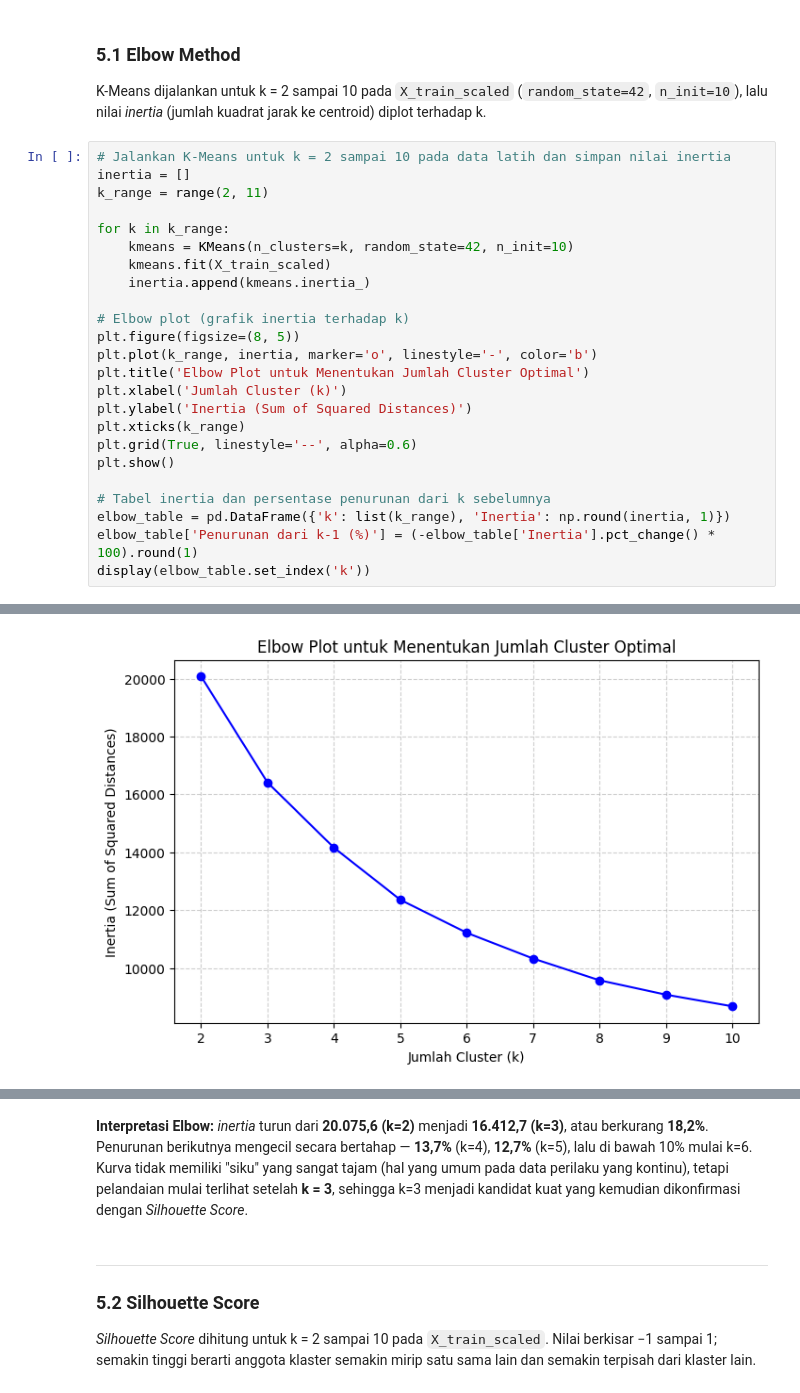
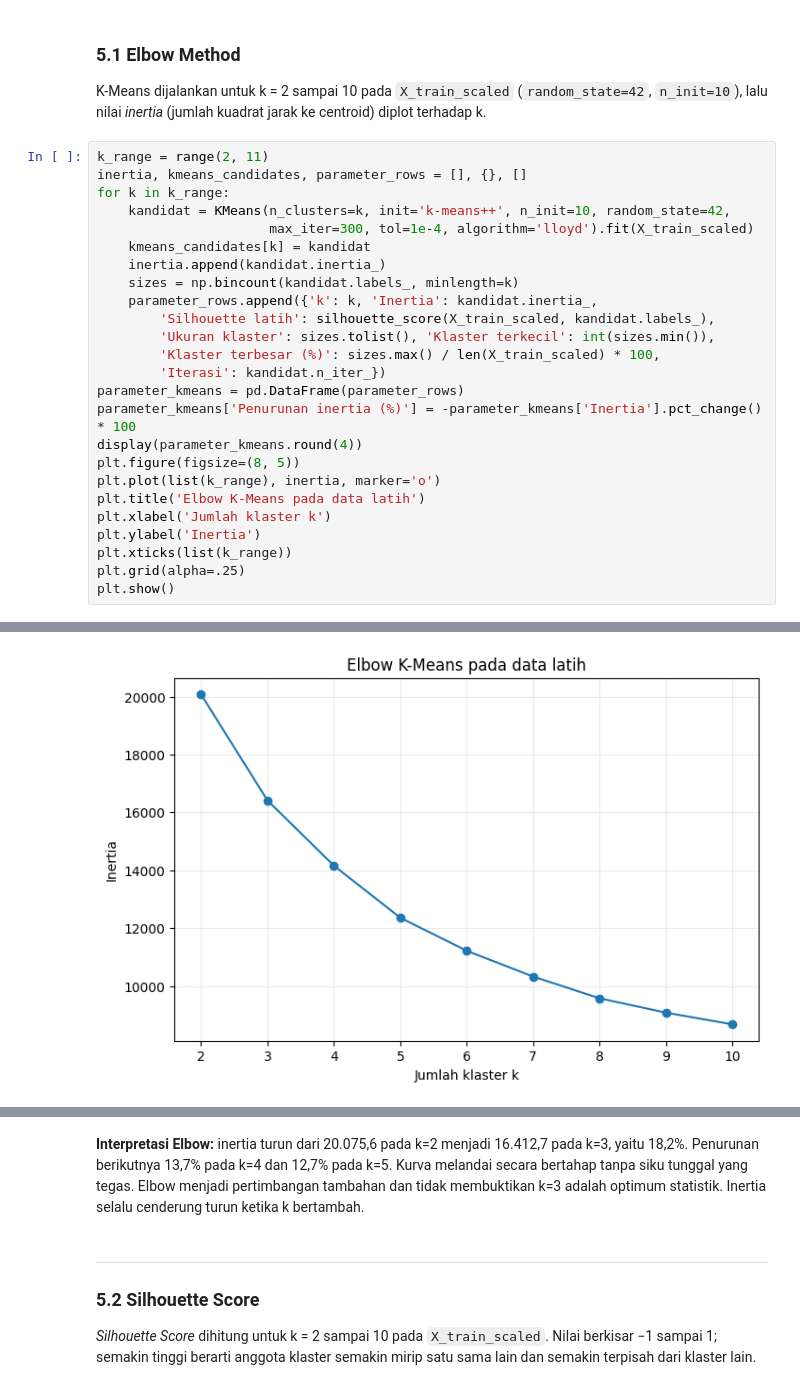
Before and after one commit to biyancore/Project_Segmentasi_Ecommerce, a Jupyter notebook: ecommerce_data_understanding.ipynb, the cells around one changed output, grey strips where cells are left out. Saved outputs shown, nothing was run; the diff lists cells and outputs as text.

```diff
--- a/ecommerce_data_understanding.ipynb
+++ b/ecommerce_data_understanding.ipynb
@@ -928,27 +939,28 @@ Seluruh pemodelan dilatih pada **`X_train_scaled`** (4.504 pelanggan) agar konsi
 ### 5.1 Elbow Method
 K-Means dijalankan untuk k = 2 sampai 10 pada `X_train_scaled` (`random_state=42`, `n_init=10`), lalu nilai *inertia* (jumlah kuadrat jarak ke centroid) diplot terhadap k.
 # %%
-# Jalankan K-Means untuk k = 2 sampai 10 pada data latih dan simpan nilai inertia
-inertia = []
 k_range = range(2, 11)
-
+inertia, kmeans_candidates, parameter_rows = [], {}, []
 for k in k_range:
-    kmeans = KMeans(n_clusters=k, random_state=42, n_init=10)
-    kmeans.fit(X_train_scaled)
-    inertia.append(kmeans.inertia_)
-
-# Elbow plot (grafik inertia terhadap k)
+    kandidat = KMeans(n_clusters=k, init='k-means++', n_init=10, random_state=42,
+                      max_iter=300, tol=1e-4, algorithm='lloyd').fit(X_train_scaled)
+    kmeans_candidates[k] = kandidat
+    inertia.append(kandidat.inertia_)
+    sizes = np.bincount(kandidat.labels_, minlength=k)
+    parameter_rows.append({'k': k, 'Inertia': kandidat.inertia_,
+        'Silhouette latih': silhouette_score(X_train_scaled, kandidat.labels_),
+        'Ukuran klaster': sizes.tolist(), 'Klaster terkecil': int(sizes.min()),
+        'Klaster terbesar (%)': sizes.max() / len(X_train_scaled) * 100,
+        'Iterasi': kandidat.n_iter_})
+parameter_kmeans = pd.DataFrame(parameter_rows)
+parameter_kmeans['Penurunan inertia (%)'] = -parameter_kmeans['Inertia'].pct_change() * 100
+display(parameter_kmeans.round(4))
 plt.figure(figsize=(8, 5))
-plt.plot(k_range, inertia, marker='o', linestyle='-', color='b')
-plt.title('Elbow Plot untuk Menentukan Jumlah Cluster Optimal')
-plt.xlabel('Jumlah Cluster (k)')
-plt.ylabel('Inertia (Sum of Squared Distances)')
-plt.xticks(k_range)
-plt.grid(True, linestyle='--', alpha=0.6)
+plt.plot(list(k_range), inertia, marker='o')
+plt.title('Elbow K-Means pada data latih')
+plt.xlabel('Jumlah klaster k')
+plt.ylabel('Inertia')
+plt.xticks(list(k_range))
+plt.grid(alpha=.25)
 plt.show()
-
-# Tabel inertia dan persentase penurunan dari k sebelumnya
-elbow_table = pd.DataFrame({'k': list(k_range), 'Inertia': np.round(inertia, 1)})
-elbow_table['Penurunan dari k-1 (%)'] = (-elbow_table['Inertia'].pct_change() * 100).round(1)
-display(elbow_table.set_index('k'))
 # %% [output]
@@ -955 +977 @@ display(elbow_table.set_index('k'))
-[figure, old version]
+[figure, new version]
@@ -967,5 +978,5 @@ display(elbow_table.set_index('k'))
 # %% [markdown]
-**Interpretasi Elbow:** *inertia* turun dari **20.075,6 (k=2)** menjadi **16.412,7 (k=3)**, atau berkurang **18,2%**. Penurunan berikutnya mengecil secara bertahap — **13,7%** (k=4), **12,7%** (k=5), lalu di bawah 10% mulai k=6. Kurva tidak memiliki "siku" yang sangat tajam (hal yang umum pada data perilaku yang kontinu), tetapi pelandaian mulai terlihat setelah **k = 3**, sehingga k=3 menjadi kandidat kuat yang kemudian dikonfirmasi dengan *Silhouette Score*.
+**Interpretasi Elbow:** inertia turun dari 20.075,6 pada k=2 menjadi 16.412,7 pada k=3, yaitu 18,2%. Penurunan berikutnya 13,7% pada k=4 dan 12,7% pada k=5. Kurva melandai secara bertahap tanpa siku tunggal yang tegas. Elbow menjadi pertimbangan tambahan dan tidak membuktikan k=3 adalah optimum statistik. Inertia selalu cenderung turun ketika k bertambah.
 # %% [markdown]
 ---
 ### 5.2 Silhouette Score
```
Also changed, not shown: parts of 19 cells of this notebook, 20 other files.
